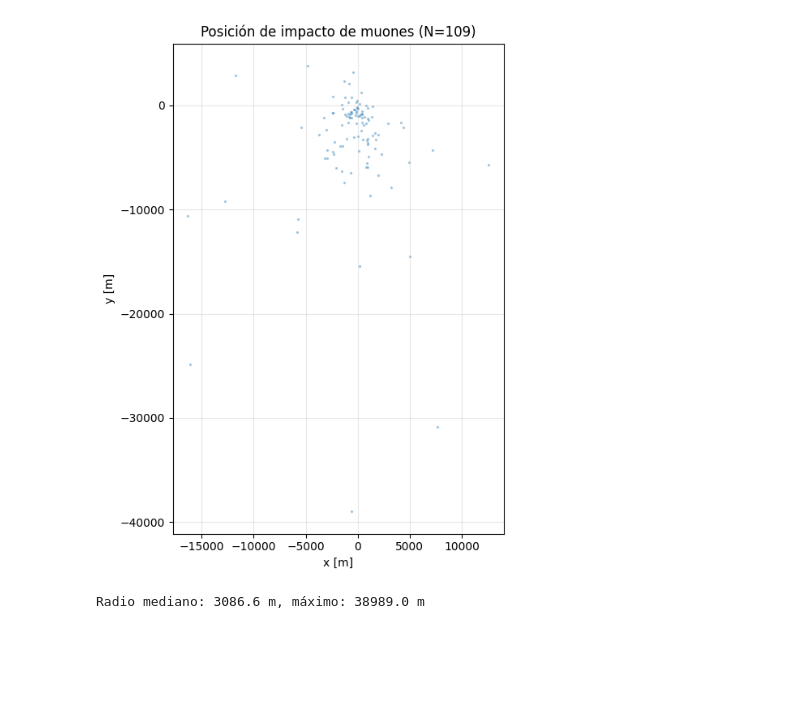
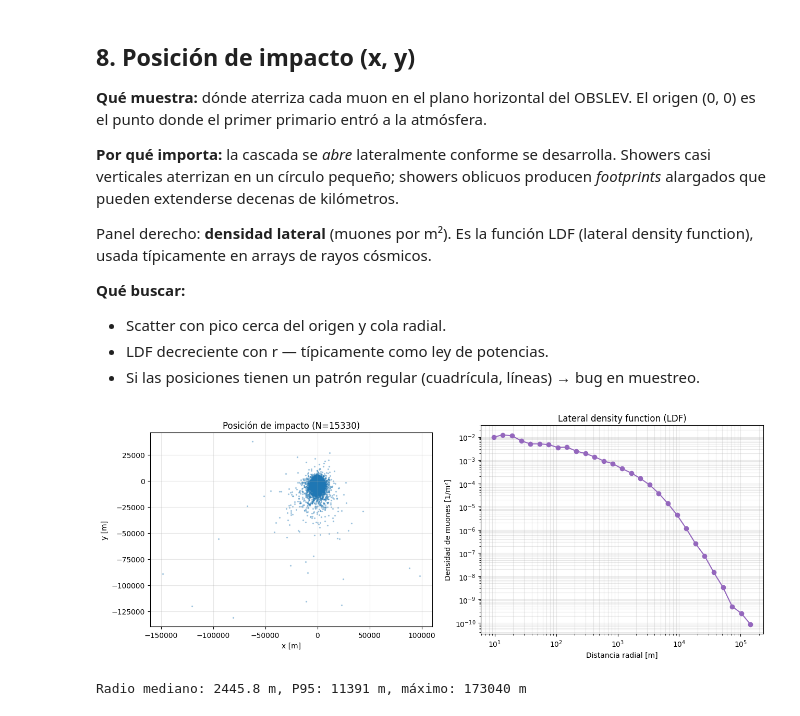
Before and after one commit to ErickDiaz/muon-tomography, a Jupyter notebook: notebooks/02_inspect_muons.ipynb, the cells around one changed output. Cells and saved outputs as stored; diff of their text form; code cells hidden in the pictures; blank space fills up the shorter version.

```diff
--- a/notebooks/02_inspect_muons.ipynb
+++ b/notebooks/02_inspect_muons.ipynb
@@ -30,7 +40,10 @@ import matplotlib.pyplot as plt
 
 from analysis.corsika import CorsikaRun, PARTICLE_NAMES
 # %%
-run = CorsikaRun(REPO_ROOT / "sim" / "output", run_number=1001)
+# Cambiar run_number según qué corrida querramos inspeccionar:
+#   1001 = fuego_test  (500 showers)
+#   1101 = fuego_prod  (50,000 showers)
+run = CorsikaRun(REPO_ROOT / "sim" / "output", run_number=1101)
 md = run.lst.metadata()
 print(f"RUNNR={md.run_number}, primario={md.primary_name} (id={md.primary_id}), "
       f"E ∈ [{md.energy_min_gev:.0f}, {md.energy_max_gev:.0e}] GeV, "
@@ -151,19 +419,47 @@ plt.show()
+# %% [markdown]
+## 8. Posición de impacto (x, y)
+
+**Qué muestra:** dónde aterriza cada muon en el plano horizontal del OBSLEV. El origen (0, 0) es el punto donde el primer primario entró a la atmósfera.
+
+**Por qué importa:** la cascada se *abre* lateralmente conforme se desarrolla. Showers casi verticales aterrizan en un círculo pequeño; showers oblicuos producen *footprints* alargados que pueden extenderse decenas de kilómetros.
+
+Panel derecho: **densidad lateral** (muones por m²). Es la función LDF (lateral density function), usada típicamente en arrays de rayos cósmicos.
+
+**Qué buscar:**
+- Scatter con pico cerca del origen y cola radial.
+- LDF decreciente con r — típicamente como ley de potencias.
+- Si las posiciones tienen un patrón regular (cuadrícula, líneas) → bug en muestreo.
 # %%
-fig, ax = plt.subplots(figsize=(7, 7))
+fig, axes = plt.subplots(1, 2, figsize=(13, 5))
 
+# Panel A: scatter (x, y)
 x_m = muons['x_cm'].to_numpy() / 100
 y_m = muons['y_cm'].to_numpy() / 100
-ax.scatter(x_m, y_m, s=2, alpha=0.3, color='tab:blue')
-ax.set_xlabel('x [m]')
-ax.set_ylabel('y [m]')
-ax.set_title(f'Posición de impacto de muones (N={len(muons)})')
-ax.set_aspect('equal')
-ax.grid(alpha=0.3)
+axes[0].scatter(x_m, y_m, s=2, alpha=0.3, color='tab:blue')
+axes[0].set_xlabel('x [m]')
+axes[0].set_ylabel('y [m]')
+axes[0].set_title(f'Posición de impacto (N={len(muons)})')
+axes[0].set_aspect('equal')
+axes[0].grid(alpha=0.3)
+
+# Panel B: histograma radial (densidad de área)
+r_m = np.sqrt(x_m**2 + y_m**2)
+r_bins = np.logspace(np.log10(max(r_m.min(), 1)), np.log10(r_m.max()), 30)
+counts, edges = np.histogram(r_m, bins=r_bins)
+annulus_area = np.pi * (edges[1:]**2 - edges[:-1]**2)
+density = counts / np.maximum(annulus_area, 1)
+r_centers = np.sqrt(edges[:-1] * edges[1:])
+axes[1].plot(r_centers, density, 'o-', color='tab:purple')
+axes[1].set_xscale('log'); axes[1].set_yscale('log')
+axes[1].set_xlabel('Distancia radial [m]')
+axes[1].set_ylabel('Densidad de muones [1/m²]')
+axes[1].set_title('Lateral density function (LDF)')
+axes[1].grid(alpha=0.3, which='both')
+
 plt.tight_layout()
 plt.show()
 
-r_m = np.sqrt(x_m**2 + y_m**2)
-print(f'Radio mediano: {np.median(r_m):.1f} m, máximo: {r_m.max():.1f} m')
+print(f'Radio mediano: {np.median(r_m):.1f} m, P95: {np.percentile(r_m, 95):.0f} m, máximo: {r_m.max():.0f} m')
 # %% [output]
-[figure, old version]
+[figure, new version]
-Radio mediano: 3086.6 m, máximo: 38989.0 m
+Radio mediano: 2445.8 m, P95: 11391 m, máximo: 173040 m
```
Also changed, not shown: parts of 50 cells of this notebook, 4 other files.
